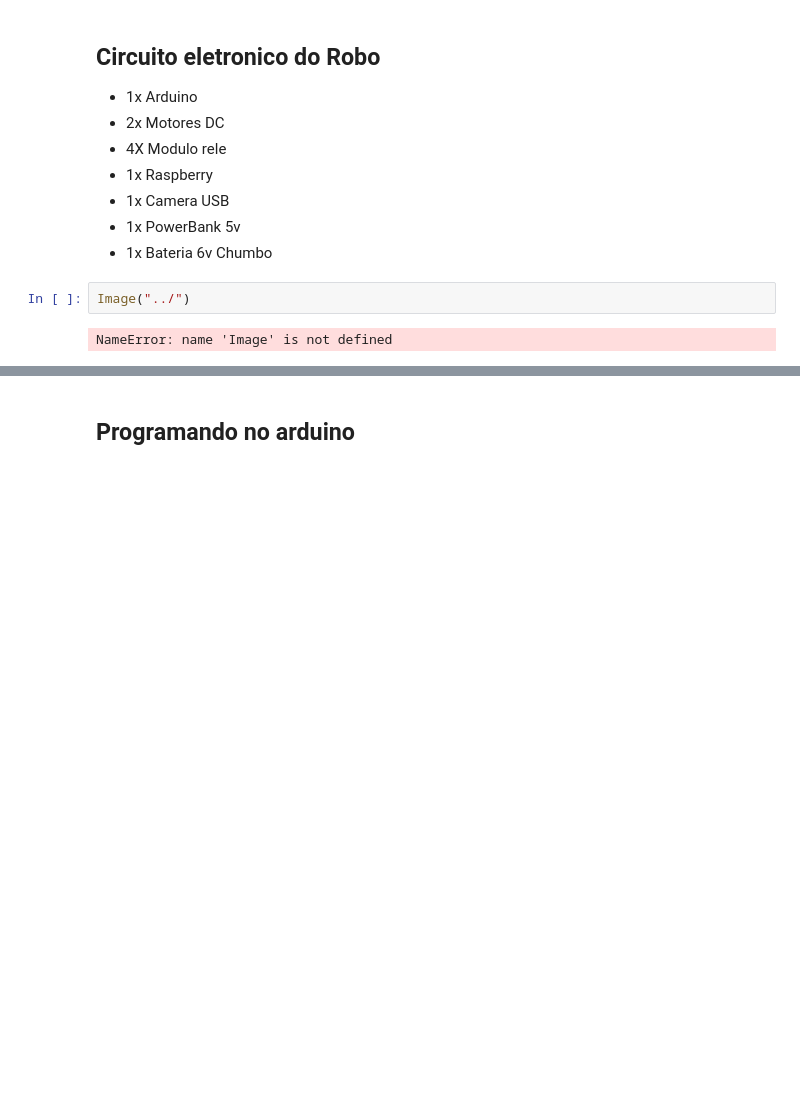
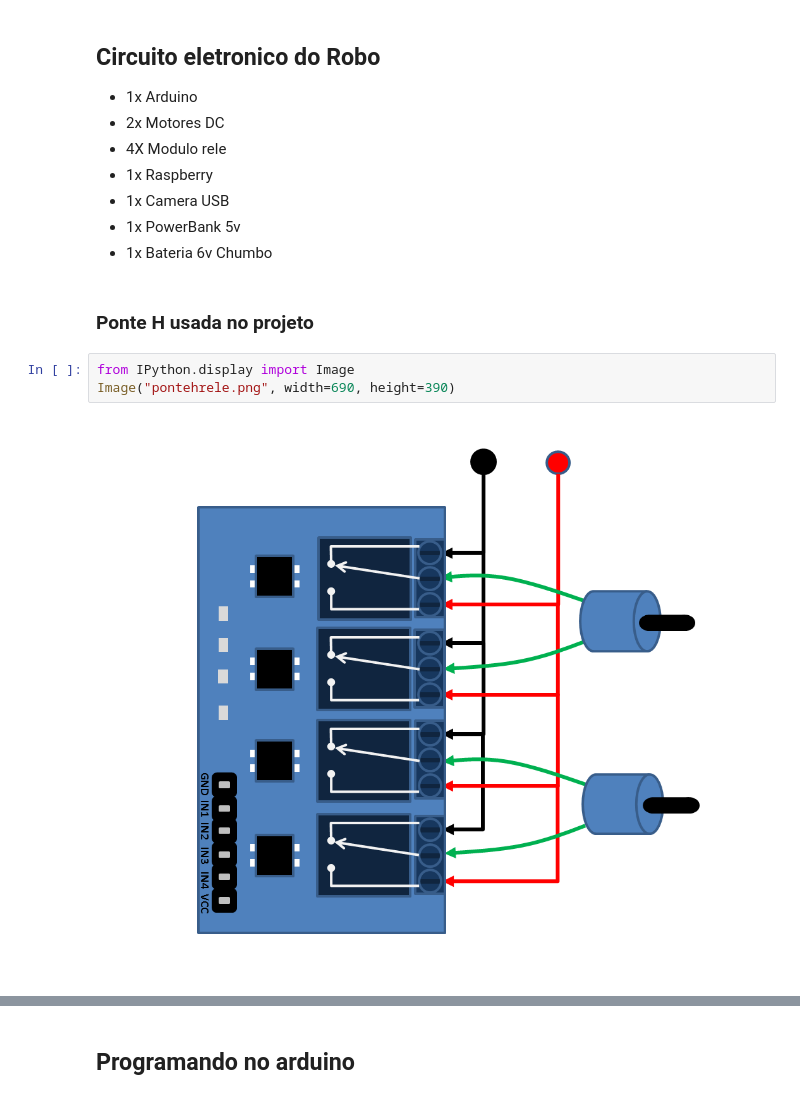
Before and after one commit to juanengml/BigRobot, a Jupyter notebook: Documentação Robo Seguidor de Linha.ipynb, the cells around one changed output, grey strips where cells are left out. Saved outputs shown, nothing was run; the diff lists cells and outputs as text; blank space fills up the shorter version.

```diff
--- a/Documentação Robo Seguidor de Linha.ipynb
+++ b/Documentação Robo Seguidor de Linha.ipynb
@@ -199,7 +197,10 @@ STOP MODA FOCA
 * 1x Camera USB
 * 1x PowerBank 5v
 * 1x Bateria 6v Chumbo
-# %%
-Image("../")
-# %% [output]
-NameError: name 'Image' is not defined
+# %% [markdown]
+### Ponte H  usada no projeto
+# %%
+from IPython.display import Image
+Image("pontehrele.png", width=690, height=390)
+# %% [output]
+[figure, added]
```
Also changed, not shown: parts of 5 cells of this notebook, 8 other files.
